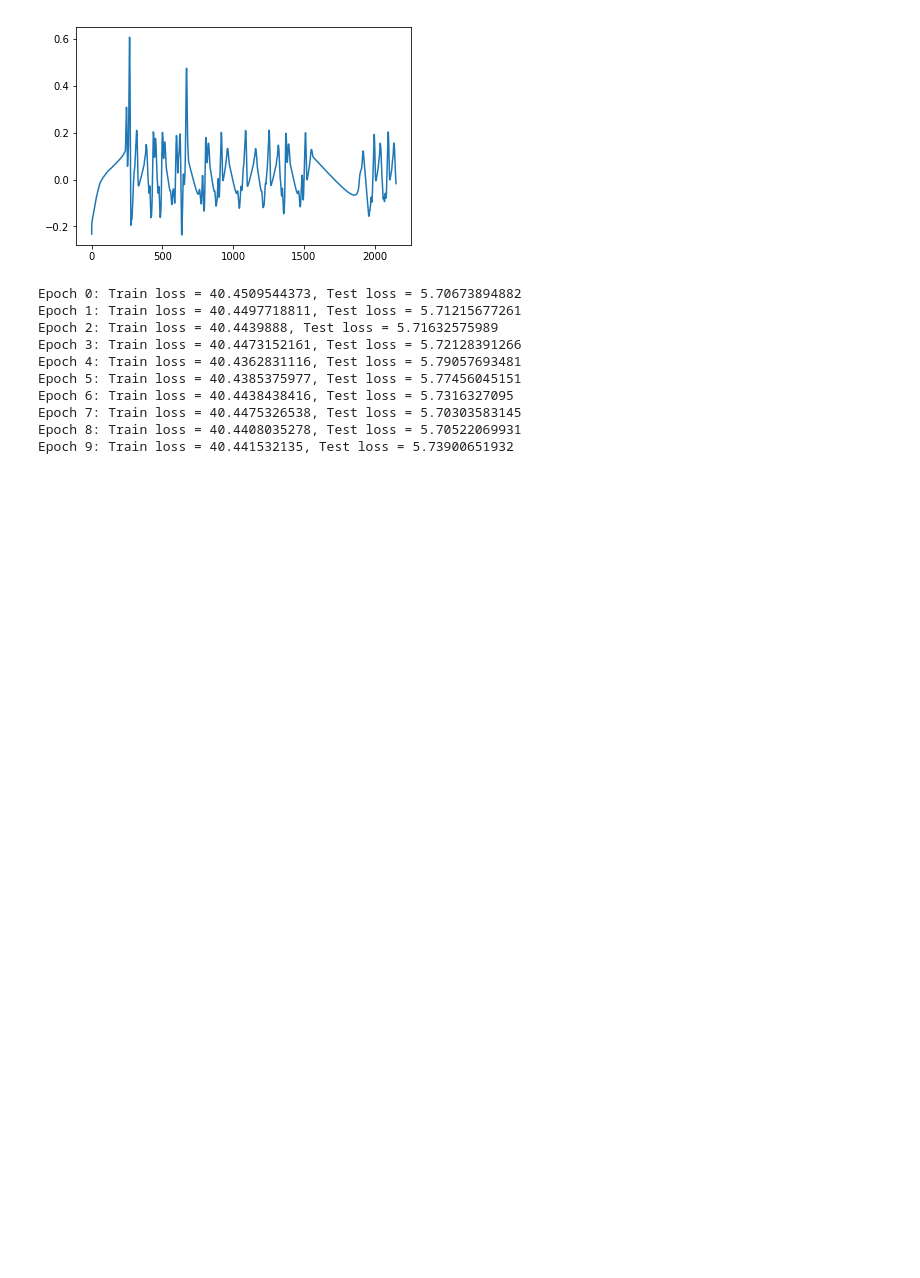
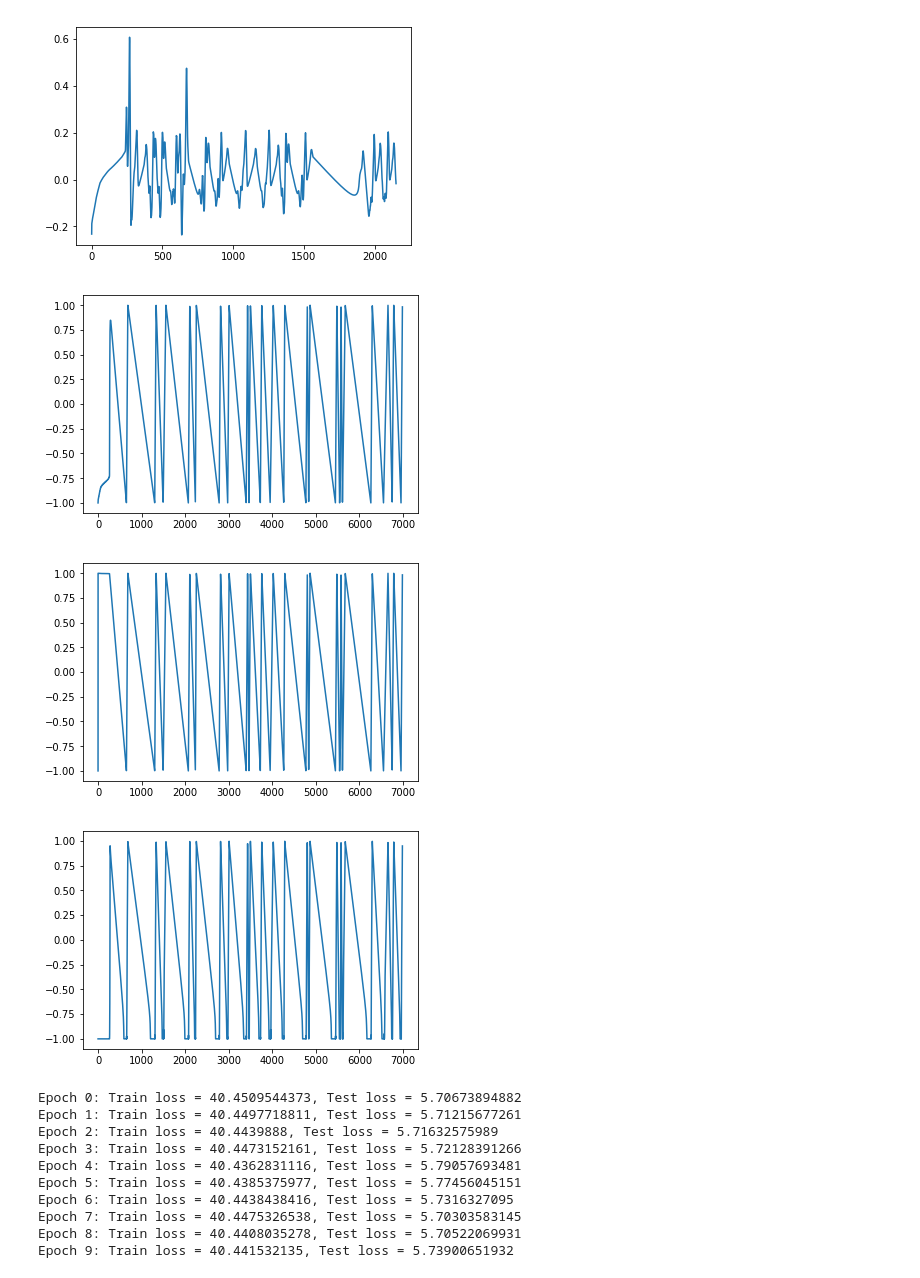
Before and after one commit to sagarverma/MotorDynamics, a Jupyter notebook: codes/play_networks.ipynb, the cells around one changed output. Cells and saved outputs as stored; diff of their text form; code cells hidden in the pictures; blank space fills up the shorter version.

```diff
--- a/codes/play_networks.ipynb
+++ b/codes/play_networks.ipynb
@@ -291,6 +291,17 @@ plt.show()
 (2153, (2182, 7))
 [figure]
 [figure]
+# %%
+plt.plot(experiment_samples['exp13'][:,1])
+plt.show()
+plt.plot(experiment_samples['exp13'][:,2])
+plt.show()
+plt.plot(experiment_samples['exp13'][:,5])
+plt.show()
+# %% [output]
+[figure, added]
+[figure, added]
+[figure, added]
 # %%
 mrbm = ClassRBM(180, 180, 1024, 20, 0.1)
 loss_function = nn.L1Loss()
```
Also changed, not shown: 17 other files.
